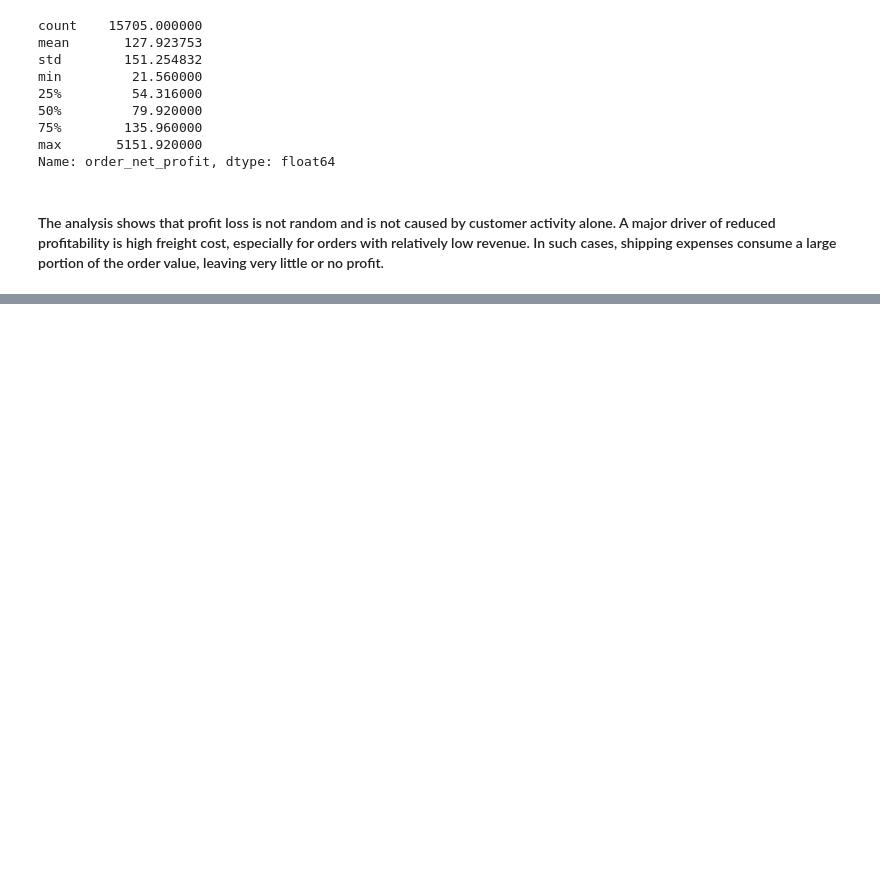
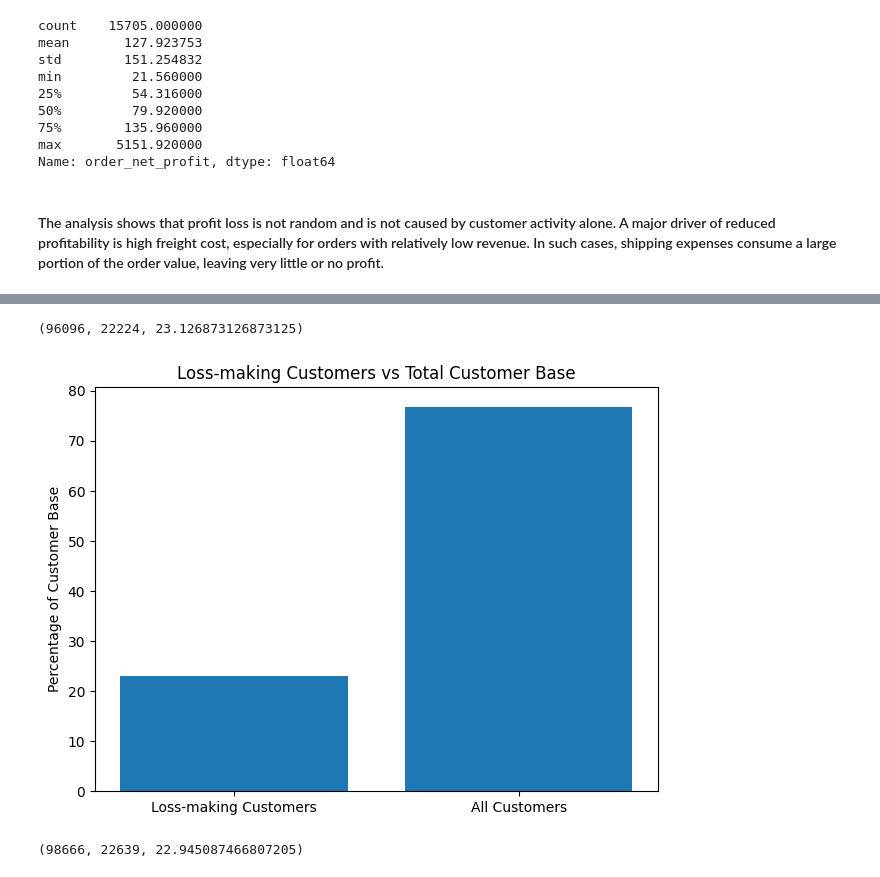
Before and after one commit to Divy-007/Data_science_projetcs, a Jupyter notebook: ecommerce-anayltics/notebooks/03_business_StoryTelling.ipynb, the cells around one changed output, grey strips where cells are left out. Saved outputs shown, nothing was run; the diff lists cells and outputs as text; code cells hidden in the pictures; blank space fills up the shorter version.

```diff
--- a/ecommerce-anayltics/notebooks/03_business_StoryTelling.ipynb
+++ b/ecommerce-anayltics/notebooks/03_business_StoryTelling.ipynb
@@ -236,0 +376,30 @@ Name: order_net_profit, dtype: float64
+# %%
+total_customers = order_customer["customer_unique_id"].nunique()
+
+loss_customers = order_customer_loss["customer_unique_id"].nunique()
+
+pct_loss_customers = (loss_customers / total_customers) * 100
+total_customers, loss_customers, pct_loss_customers
+# %% [output]
+(96096, 22224, 23.126873126873125)
+# %%
+labels = ["Loss-making Customers", "All Customers"]
+values = [pct_loss_customers, 100 - pct_loss_customers]
+
+plt.figure()
+plt.bar(labels, values)
+plt.ylabel("Percentage of Customer Base")
+plt.title("Loss-making Customers vs Total Customer Base")
+plt.tight_layout()
+plt.show()
+# %% [output]
+[figure, added]
+# %%
+total_orders = orders["order_id"].nunique()
+
+loss_orders = order_customer_loss["order_id"].nunique()
+
+pct_loss_orders = (loss_orders / total_orders) * 100
+total_orders, loss_orders, pct_loss_orders
+# %% [output]
+(98666, 22639, 22.945087466807205)
```
Also changed, not shown: parts of 17 cells of this notebook.
